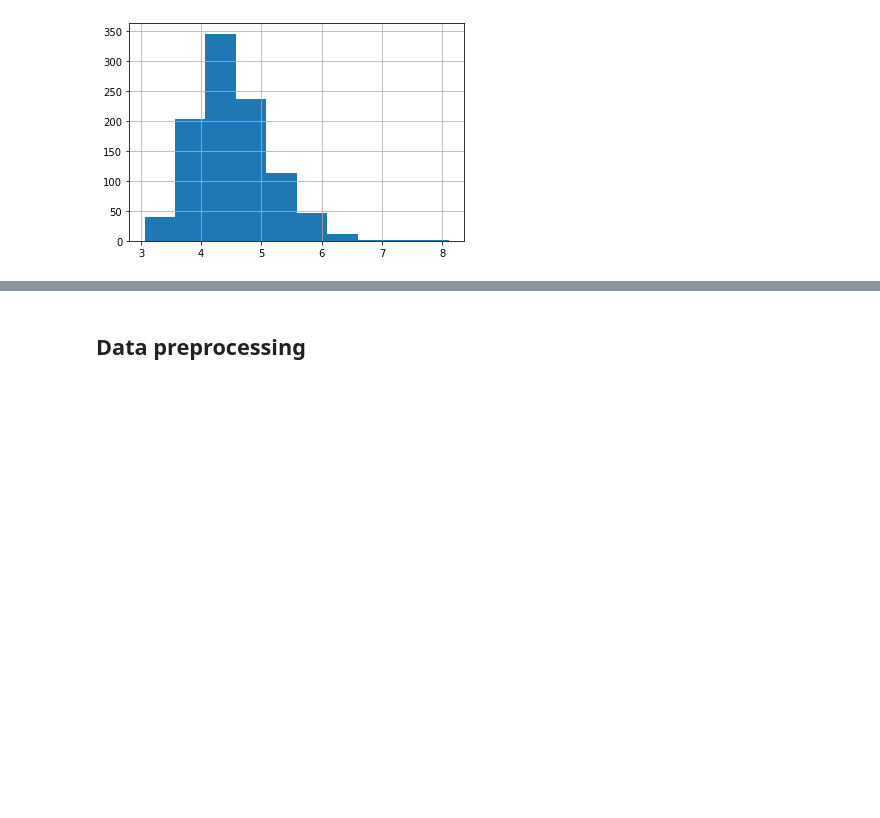
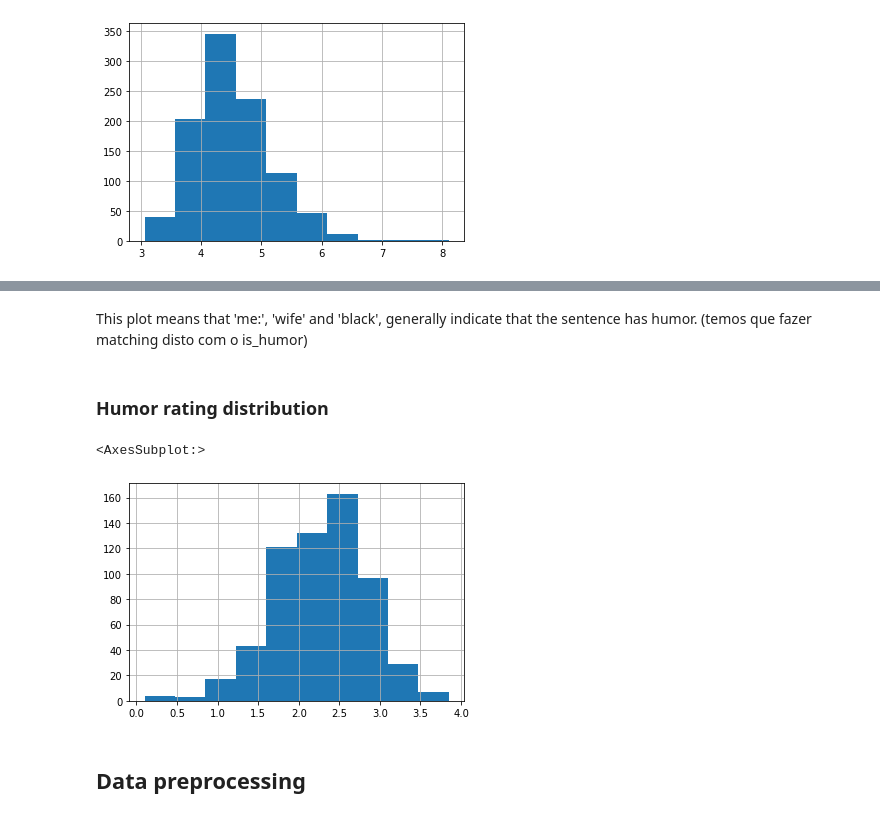
Before and after one commit to JayRx/IART, a Jupyter notebook: proj2/proj2.ipynb, the cells around one changed output, grey strips where cells are left out. Saved outputs shown, nothing was run; the diff lists cells and outputs as text; code cells hidden in the pictures; blank space fills up the shorter version.

```diff
--- a/proj2/proj2.ipynb
+++ b/proj2/proj2.ipynb
@@ -136,3 +222,12 @@ dataset['text'].str.split().\
+# %% [markdown]
+This plot means that 'me:', 'wife' and 'black', generally indicate that the sentence has humor. (temos que fazer matching disto com o is_humor)
+# %% [markdown]
+### Humor rating distribution
+# %%
+dataset['humor_rating'].hist()
+# %% [output]
+<AxesSubplot:>
+[figure, added]
 # %% [markdown]
 ## Data preprocessing
 # %%
```
Also changed, not shown: parts of 16 cells of this notebook.
